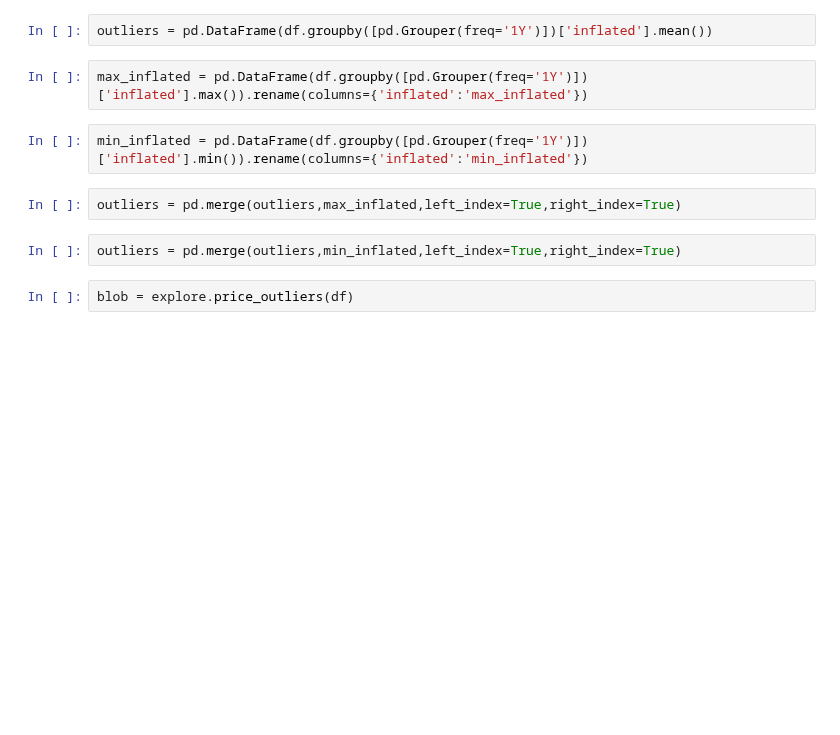
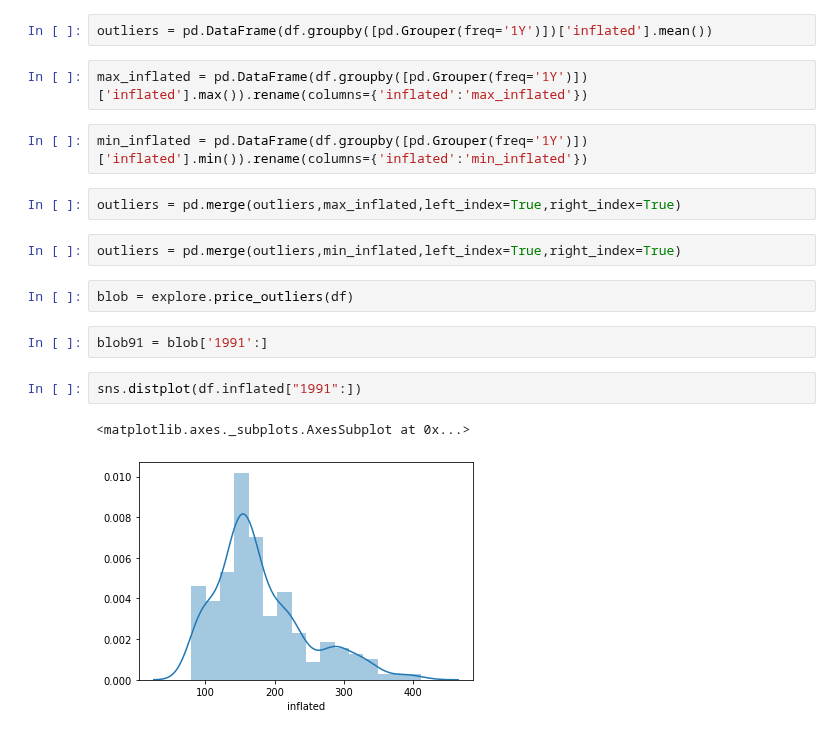
Before and after one commit to Data-Robusta/data-robusta, a Jupyter notebook: jeff_scratch.ipynb, the cells around one changed output. Drawn from its saved outputs; the diff is of its cells as text; blank space fills up the shorter version.

```diff
--- a/jeff_scratch.ipynb
+++ b/jeff_scratch.ipynb
@@ -400,3 +402,10 @@ outliers = pd.merge(outliers,max_inflated,left_index=True,right_index=True)
 outliers = pd.merge(outliers,min_inflated,left_index=True,right_index=True)
 # %%
 blob = explore.price_outliers(df)
+# %%
+blob91 = blob['1991':]
+# %%
+sns.distplot(df.inflated["1991":])
+# %% [output]
+<matplotlib.axes._subplots.AxesSubplot at 0x...>
+[figure, added]
```
Also changed, not shown: parts of 18 cells of this notebook, 2 other files.
